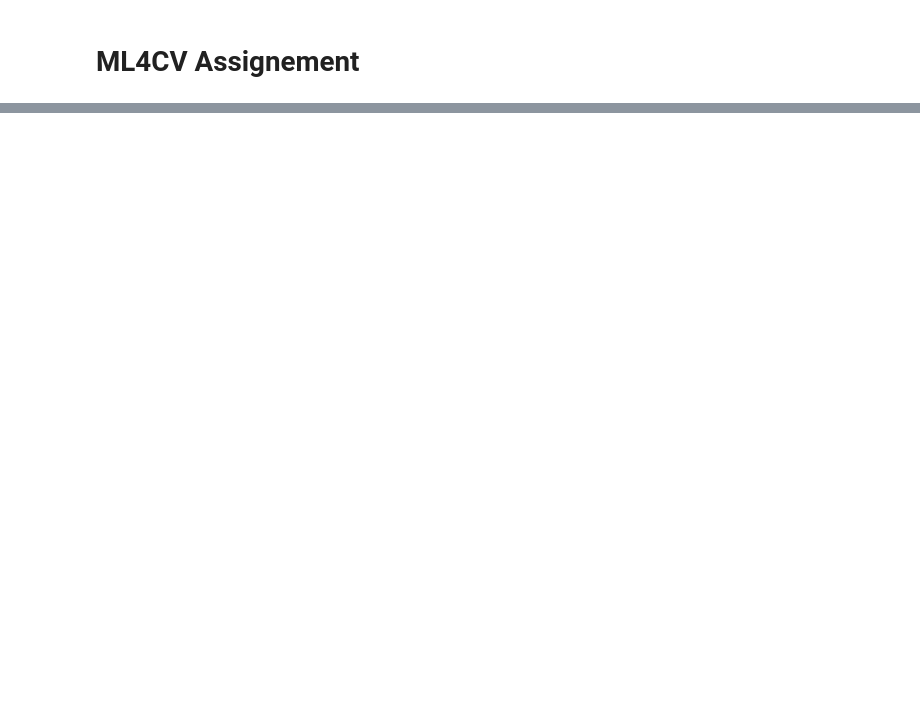
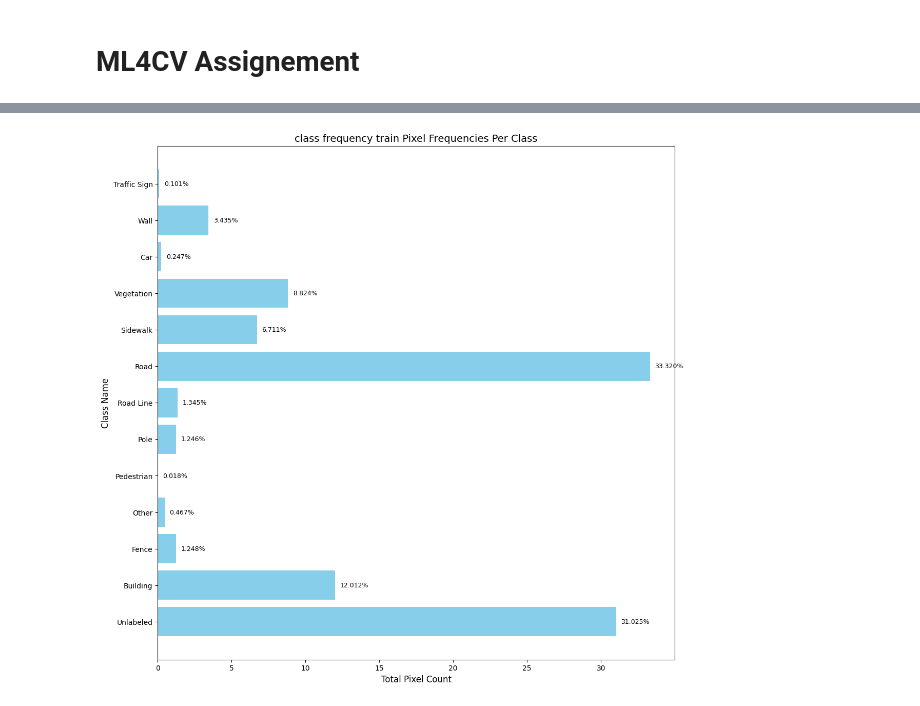
Before and after one commit to TechRufy/ML4CV_Project, a Jupyter notebook: main.ipynb, the cells around one changed output, grey strips where cells are left out. Drawn from its saved outputs; the diff is of its cells as text; code cells hidden in the pictures; blank space fills up the shorter version.

```diff
--- a/main.ipynb
+++ b/main.ipynb
@@ -1024,0 +1675,26 @@ Clipping input data to the valid range for imshow with RGB data ([0..1] for floa
+# %%
+num_classes = 13
+
+Net,device = build_model(height=height,
+                  width=width,
+                  pretrained_on_imagenet=True,
+                  encoder="resnet34",
+                  encoder_block="NonBottleneck1D",
+                  activation="relu",
+                  encoder_decoder_fusion="add",
+                  n_classes = num_classes,
+                  pretrained_dir="/kaggle/working/pretrained_weight")
+
+inverse_class_weights_train = compute_class_frequency(StreetHazardsDataset(odgt_file= train_odgt_file,
+                                                            image_resize = (512, 896),
+                                                            spatial_transforms=None,
+                                                            mean_std=None),num_classes=13)
+encoder_name = "efficientnet-b1"
+encoder_weights = "imagenet"
+
+DLV3 = smp.DeepLabV3Plus(
+    encoder_name=encoder_name,
+    encoder_weights=encoder_weights,
+    classes=13,
+    activation=None
+)
@@ -1024,0 +1758,11 @@ Clipping input data to the valid range for imshow with RGB data ([0..1] for floa
+# %%
+inverse_class_weights_val = compute_class_frequency(StreetHazardsDataset(odgt_file= val_odgt_file,
+                                                            image_resize = (512, 896),
+                                                            spatial_transforms=None,
+                                                            mean_std=None),num_classes=13)
+
+
+fig, axs = plt.subplots(figsize=(13, 13))
+plot_class_frequency(inverse_class_weights_train,inverse_class_weights_train.sum(),axs, "class frequency train")
+# %% [output]
+[figure, added]
```
Also changed, not shown: parts of 98 cells of this notebook.
